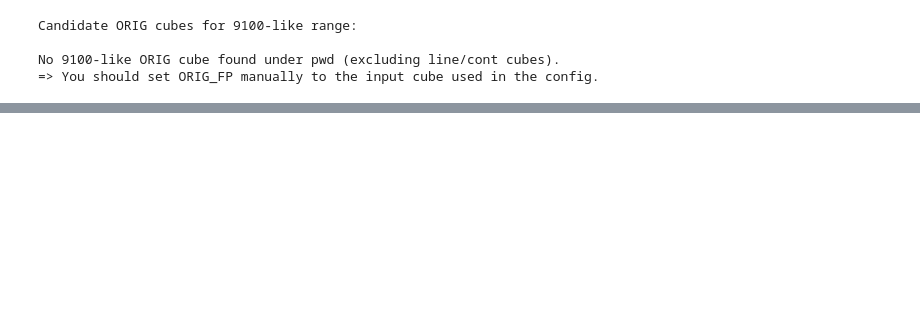
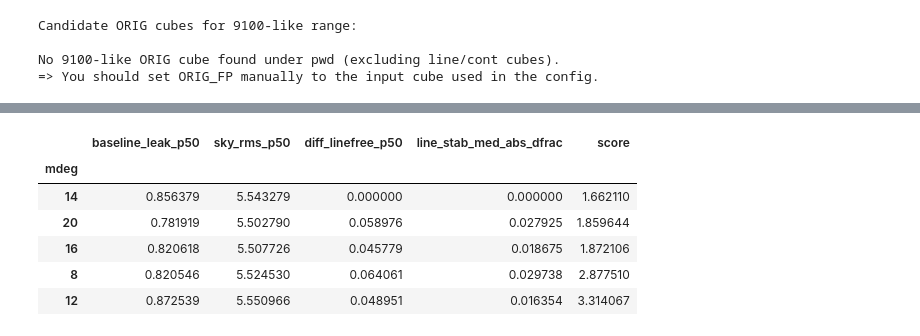
Before and after one commit to Rongjun-ANU/ICRAR-MAUVE, a Jupyter notebook: nGIST_dev_7.6.4/20260209_check_MDEG_IC3392_9100_v3tk.ipynb, the cells around one changed output, grey strips where cells are left out. Drawn from its saved outputs; the diff is of its cells as text; code cells hidden in the pictures; blank space fills up the shorter version.

```diff
--- a/nGIST_dev_7.6.4/20260209_check_MDEG_IC3392_9100_v3tk.ipynb
+++ b/nGIST_dev_7.6.4/20260209_check_MDEG_IC3392_9100_v3tk.ipynb
@@ -425,0 +625,43 @@ for col in flux_cols:
+# %%
+import numpy as np
+import pandas as pd
+
+def p50(df, col):
+    return df.groupby("mdeg")[col].median()
+
+core = pd.DataFrame({
+    "baseline_leak_p50": p50(df, "baseline_leak"),
+    "sky_rms_p50": p50(df, "sky_rms"),
+    "diff_linefree_p50": p50(df, "diff_linefree"),
+})
+
+# Add a single “line stability” number: median absolute fractional change across key lines vs REF
+flux_cols = [c for c in df.columns if c.startswith("F_")]
+line_stab = {}
+for col in flux_cols:
+    wide = df.pivot_table(index=["y","x"], columns="mdeg", values=col, aggfunc="median")
+    ref = wide[REF_MDEG]
+    dfrac = (wide.sub(ref, axis=0)).div(ref.replace(0, np.nan), axis=0)
+    for mdeg in wide.columns:
+        if mdeg == REF_MDEG:
+            continue
+        line_stab.setdefault(mdeg, []).append(np.nanmedian(np.abs(dfrac[mdeg])))
+
+core["line_stab_med_abs_dfrac"] = np.nan
+core.loc[REF_MDEG, "line_stab_med_abs_dfrac"] = 0.0
+for mdeg, vals in line_stab.items():
+    core.loc[mdeg, "line_stab_med_abs_dfrac"] = np.nanmedian(vals)
+
+# Normalize + sum (lower better)
+norm = (core - core.min()) / (core.max() - core.min())
+core["score"] = norm.sum(axis=1)
+
+core.sort_values("score")
+# %% [output]
+|  | baseline_leak_p50 | sky_rms_p50 | diff_linefree_p50 | line_stab_med_abs_dfrac | score |
+| mdeg |  |  |  |  |  |
+| 14 | 0.856379 | 5.543279 | 0.000000 | 0.000000 | 1.662110 |
+| 20 | 0.781919 | 5.502790 | 0.058976 | 0.027925 | 1.859644 |
+| 16 | 0.820618 | 5.507726 | 0.045779 | 0.018675 | 1.872106 |
+| 8 | 0.820546 | 5.524530 | 0.064061 | 0.029738 | 2.877510 |
+| 12 | 0.872539 | 5.550966 | 0.048951 | 0.016354 | 3.314067 |
```
Also changed, not shown: parts of 7 cells of this notebook, 4 other files.
